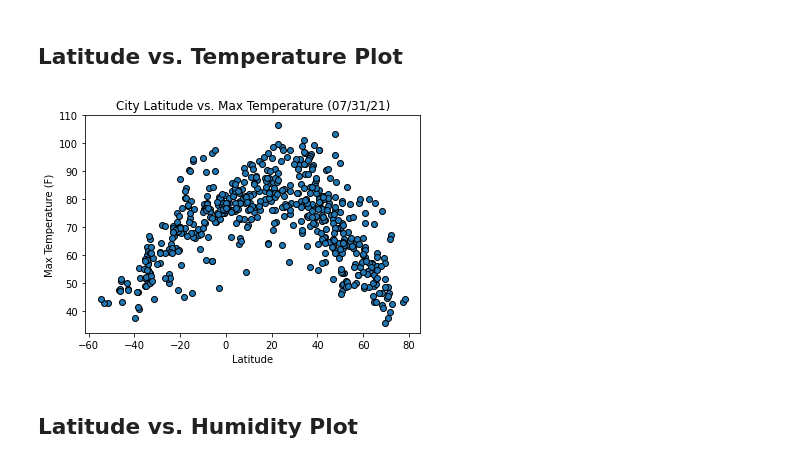
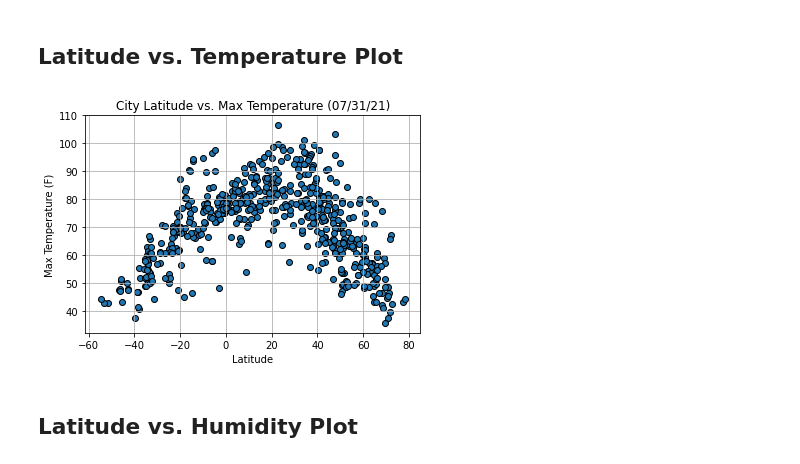
Before and after one commit to Sjenn257/python-api-challenge, a Jupyter notebook: WeatherPy/WeatherPy.ipynb, the cells around one changed output. Cells and saved outputs as stored; diff of their text form; code cells hidden in the pictures.

```diff
--- a/WeatherPy/WeatherPy.ipynb
+++ b/WeatherPy/WeatherPy.ipynb
@@ -189,13 +189,14 @@ weather_df[weather_df["Humidity"].astype(float)>100]
 # %%
 x_values = weather_df["Lat"]
 y_values = weather_df["Max Temp"]
 plt.scatter(x_values,y_values, edgecolor="black")
 plt.title("City Latitude vs. Max Temperature (07/31/21)")
 plt.xlabel('Latitude')
 plt.ylabel('Max Temperature (F)')
+plt.grid(True)
 plt.show()
 # %% [output]
-[figure, old version]
+[figure, new version]
 # %% [markdown]
 ## Latitude vs. Humidity Plot
 # %%
```
Also changed, not shown: parts of 4 cells of this notebook.
